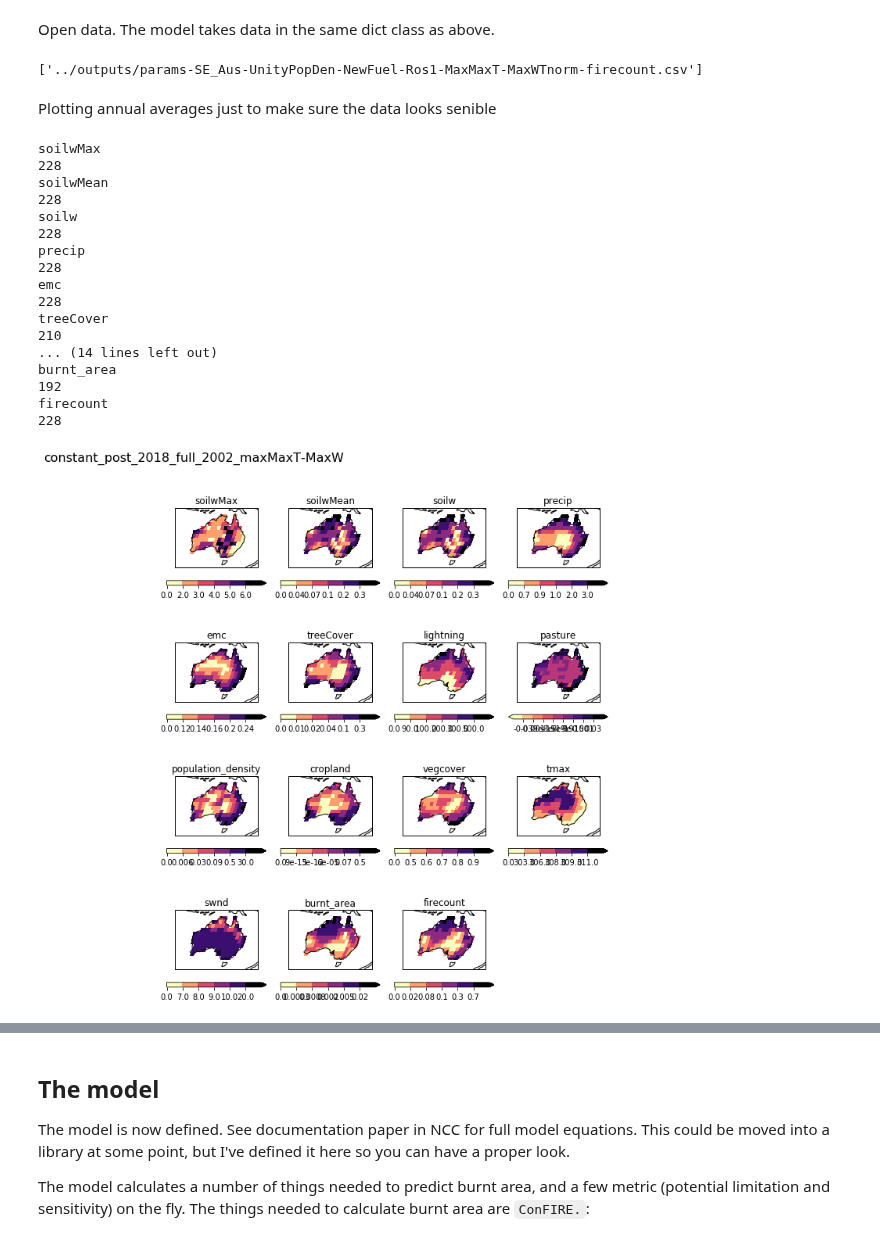
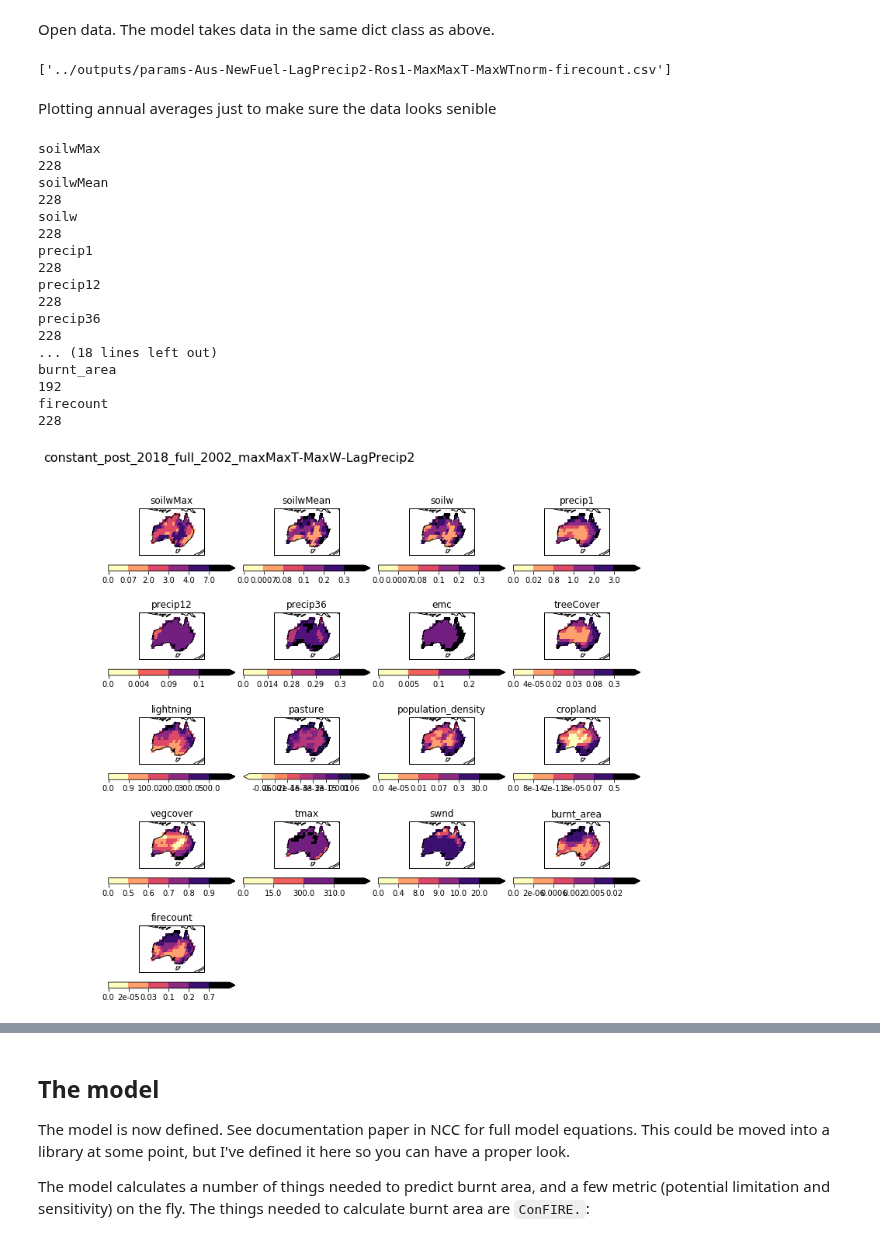
Before and after one commit to douglask3/amazon_fires, a Jupyter notebook: optimise_run_model/make_model_output.ipynb, the cells around one changed output, grey strips where cells are left out. Saved outputs shown, nothing was run; the diff lists cells and outputs as text; code cells hidden in the pictures.

Commit message:
optimizing and (starting) to run with 12-month and 36-month memory input in precip

```diff
--- a/optimise_run_model/make_model_output.ipynb
+++ b/optimise_run_model/make_model_output.ipynb
@@ -89,7 +89,9 @@ dir = '../outputs/Australia_region/'
 files = {'soilwMax'           : 'vegetation/from_2001/MaxOverMean_soilw.0-10cm.gauss.2001-2019.nc',
          'soilwMean'          : 'vegetation/from_2001/MeanAnnual_soilw.0-10cm.gauss.2001-2019.nc',
          'soilw'              : 'climate/from_2001/soilw.0-10cm.gauss.2001-2019.nc',
-         'precip'             : 'climate/from_2001/precip2001-2019.nc',
+         'precip1'            : 'climate/from_2001/precip2001-2019.nc',
+         'precip12'           : 'climate/from_2001/precip_yrLag.2001-2019.nc',
+         'precip36'           : 'climate/from_2001/precip_threeyrLag.2001-2019.nc',
          'emc'                : 'climate/from_2001/emc-2001-2019.nc',
          'treeCover'          : 'vegetation/from_2001/treecover-2001-June2018.nc',
          'lightning'          : 'climate/from_2001/lightning2001-2019.nc',
@@ -102,11 +104,11 @@ files = {'soilwMax'           : 'vegetation/from_2001/MaxOverMean_soilw.0-10cm.g
          'burnt_area'         : 'burnt_area-GFED4s_2.5degree_2001-2016.nc',
          'firecount'          : 'firecount-SE_Aus_2001_onwards.nc'}
 # %%
-param_files  = '../outputs/params-SE_Aus-UnityPopDen-NewFuel-Ros1-MaxMaxT-MaxW'
+param_files  = '../outputs/params-Aus-NewFuel-LagPrecip2-Ros1-MaxMaxT-MaxW'
 exponates    = [True]
 variables    = ["firecount"]
 errorDists     = ['Tnorm']
-title_output = 'constant_post_2018_full_2002_maxMaxT-MaxW'
+title_output = 'constant_post_2018_full_2002_maxMaxT-MaxW-LagPrecip2'
 
 #param_outpath = '../outputs/params-SE_Aus'
 
@@ -133,7 +135,7 @@ print(param_files)
 params = [pd.read_csv(param_file) for param_file in param_files]
 #for param in params: print(param.head())
 # %% [output]
-['../outputs/params-SE_Aus-UnityPopDen-NewFuel-Ros1-MaxMaxT-MaxWTnorm-firecount.csv']
+['../outputs/params-Aus-NewFuel-LagPrecip2-Ros1-MaxMaxT-MaxWTnorm-firecount.csv']
 # %% [markdown]
 Plotting annual averages just to make sure the data looks senible
 # %%
@@ -163,13 +165,13 @@ soilwMean
 228
 soilw
 228
-precip
+precip1
 228
-emc
+precip12
 228
-treeCover
-210
-... (14 lines left out)
+precip36
+228
+... (18 lines left out)
 burnt_area
 192
 firecount
@@ -177,19 +179,19 @@ firecount
 # %%
 nd = 0
 
 plt.figure(figsize = (15, 10))
 
 for key, dat in input_data.items():
     nd = nd + 1
     dat = dat.collapsed('time', iris.analysis.MEAN)
     dat.long_name = key
-    plot_lonely_cube(dat, 4, 4, nd, cmap = 'magma_r', levels = None)
+    plot_lonely_cube(dat, 5, 4, nd, cmap = 'magma_r', levels = None)
     plt.suptitle(title_output, fontsize=16)
     plt.subplots_adjust(top=0.88)
 if fig:
     plt.savefig(dir_fig + "input_data.png")
 # %% [output]
-[figure, old version]
+[figure, new version]
 # %%
 nd = 0
 
```
Also changed, not shown: parts of 15 cells of this notebook, 1 other file.
